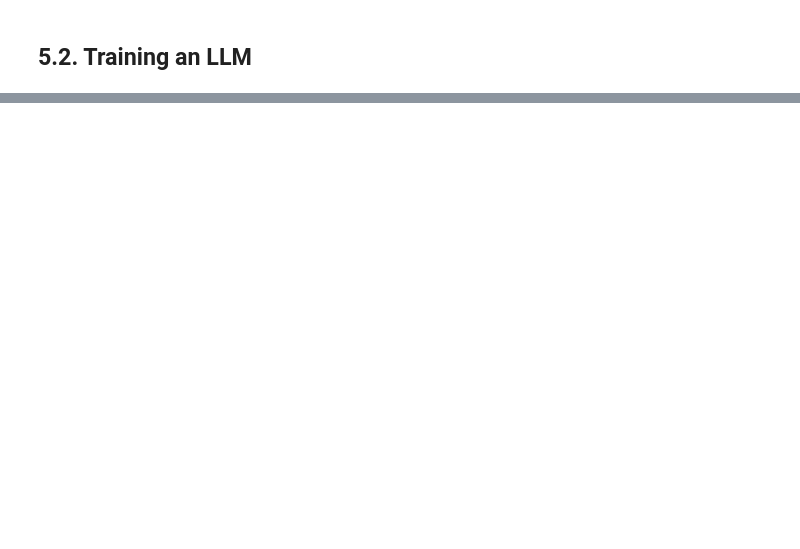
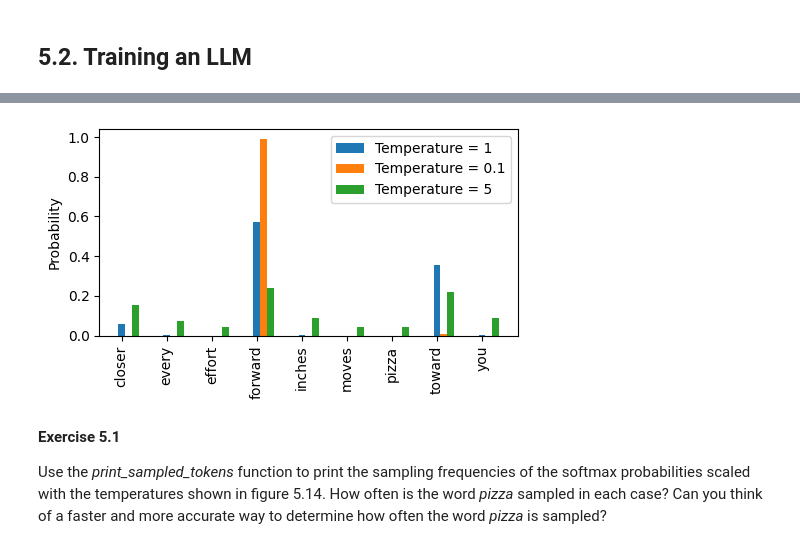
Before and after one commit to rogiia/build-a-llm-from-scratch, a Jupyter notebook: chapter-5/chapter-5.ipynb, the cells around one changed output, grey strips where cells are left out. Drawn from its saved outputs; the diff is of its cells as text; code cells hidden in the pictures; blank space fills up the shorter version.

```diff
--- a/chapter-5/chapter-5.ipynb
+++ b/chapter-5/chapter-5.ipynb
@@ -242,0 +394,17 @@ Validation loss: 10.98110580444336
+# %%
+vocab = {
+    "closer": 0,
+    "every": 1,
+    "effort": 2,
+    "forward": 3,
+    "inches": 4,
+    "moves": 5,
+    "pizza": 6,
+    "toward": 7,
+    "you": 8
+}
+inverse_vocab = {v: k for k, v in vocab.items()}
+# %%
+next_token_logits = torch.tensor(
+    [4.51, 0.89, -1.90, 6.75, 1.63, -1.62, -1.89, 6.28, 1.79]
+)
@@ -242,0 +442,26 @@ Validation loss: 10.98110580444336
+# %%
+def softmax_with_temperature(logits, temperature):
+    scaled_logits = logits / temperature
+    return torch.softmax(scaled_logits, dim=0)
+# %%
+temperatures = [1, 0.1, 5]
+scaled_probas = [softmax_with_temperature(next_token_logits, T)
+                for T in temperatures]
+x = torch.arange(len(vocab))
+bar_width = 0.15
+fig, ax = plt.subplots(figsize=(5, 3))
+for i, T in enumerate(temperatures):
+    rects = ax.bar(x + i * bar_width, scaled_probas[i],
+                  bar_width, label=f"Temperature = {T}")
+ax.set_ylabel("Probability")
+ax.set_xticks(x)
+ax.set_xticklabels(vocab.keys(), rotation=90)
+ax.legend()
+plt.tight_layout()
+plt.show()
+# %% [output]
+[figure, added]
+# %% [markdown]
+**Exercise 5.1**
+
+Use the *print_sampled_tokens* function to print the sampling frequencies of the softmax probabilities scaled with the temperatures shown in figure 5.14. How often is the word *pizza* sampled in each case? Can you think of a faster and more accurate way to determine how often the word *pizza* is sampled?
```
Also changed, not shown: parts of 53 cells of this notebook, 37 other files.
